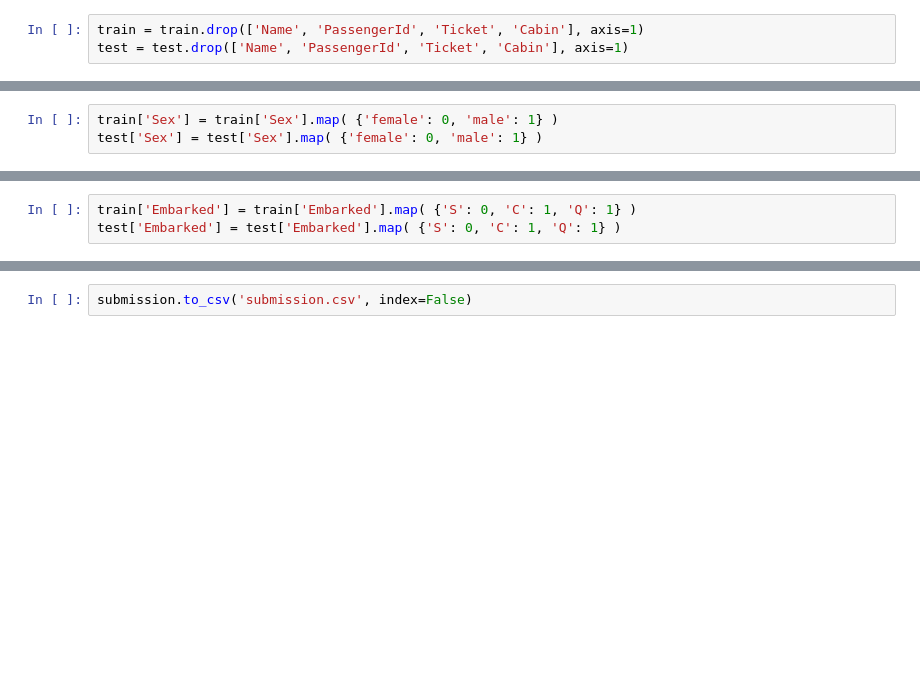
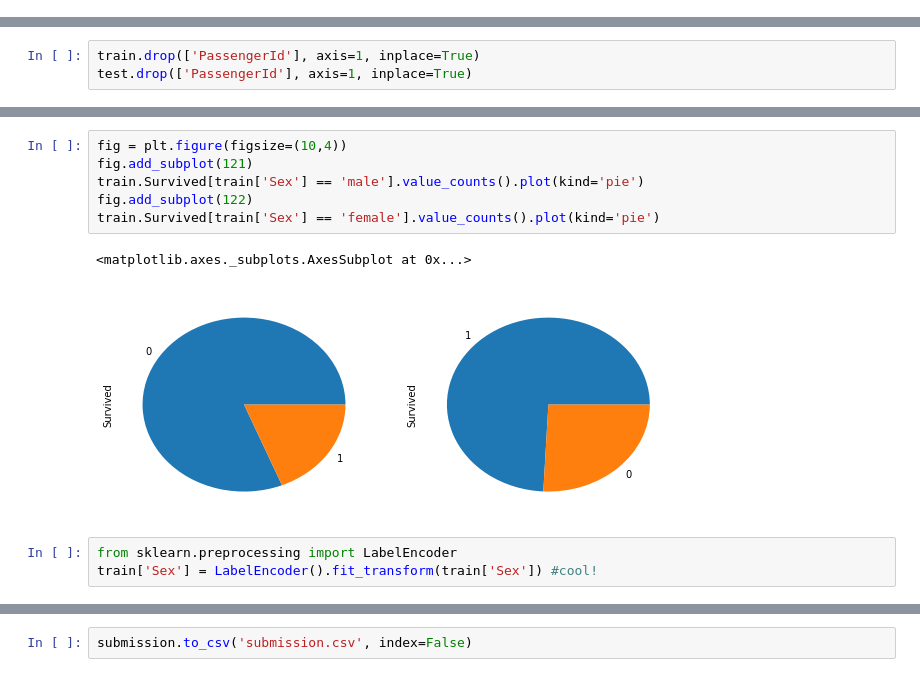
Before and after one commit to AJAberdein/kaggle-titanic, a Jupyter notebook: Titanic.ipynb, the cells around one changed output, grey strips where cells are left out. Drawn from its saved outputs; the diff is of its cells as text; blank space fills up the shorter version.

```diff
--- a/Titanic.ipynb
+++ b/Titanic.ipynb
@@ -71,3 +8,0 @@ test['Age'] = test['Age'].fillna(mean)
-# %%
-train = train.drop(['Name', 'PassengerId', 'Ticket', 'Cabin'], axis=1)
-test = test.drop(['Name', 'PassengerId', 'Ticket', 'Cabin'], axis=1)
@@ -96,3 +8,0 @@ dtype: int64
-# %%
-train['Sex'] = train['Sex'].map( {'female': 0, 'male': 1} )
-test['Sex'] = test['Sex'].map( {'female': 0, 'male': 1} )
@@ -108,3 +8,0 @@ train.head()
-# %%
-train['Embarked'] = train['Embarked'].map( {'S': 0, 'C': 1, 'Q': 1} )
-test['Embarked'] = test['Embarked'].map( {'S': 0, 'C': 1, 'Q': 1} )
@@ -278,0 +29,3 @@ predictions = tree.predict(x_test)
+# %%
+train.drop(['PassengerId'], axis=1, inplace=True)
+test.drop(['PassengerId'], axis=1, inplace=True)
@@ -278,0 +56,12 @@ predictions = tree.predict(x_test)
+# %%
+fig = plt.figure(figsize=(10,4))
+fig.add_subplot(121)
+train.Survived[train['Sex'] == 'male'].value_counts().plot(kind='pie')
+fig.add_subplot(122)
+train.Survived[train['Sex'] == 'female'].value_counts().plot(kind='pie')
+# %% [output]
+<matplotlib.axes._subplots.AxesSubplot at 0x...>
+[figure, added]
+# %%
+from sklearn.preprocessing import LabelEncoder
+train['Sex'] = LabelEncoder().fit_transform(train['Sex']) #cool!
```
Also changed, not shown: parts of 140 cells of this notebook, 2 other files.
